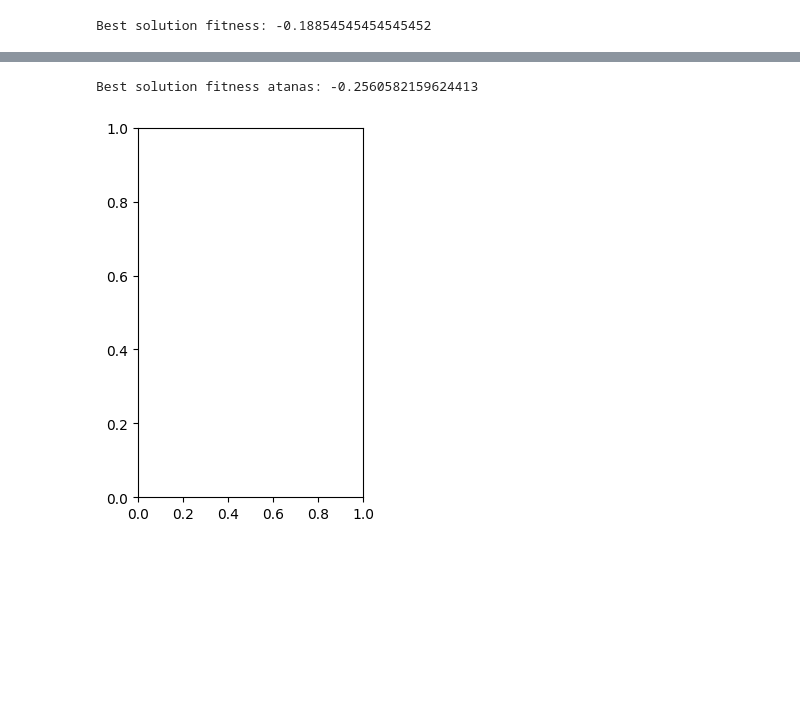
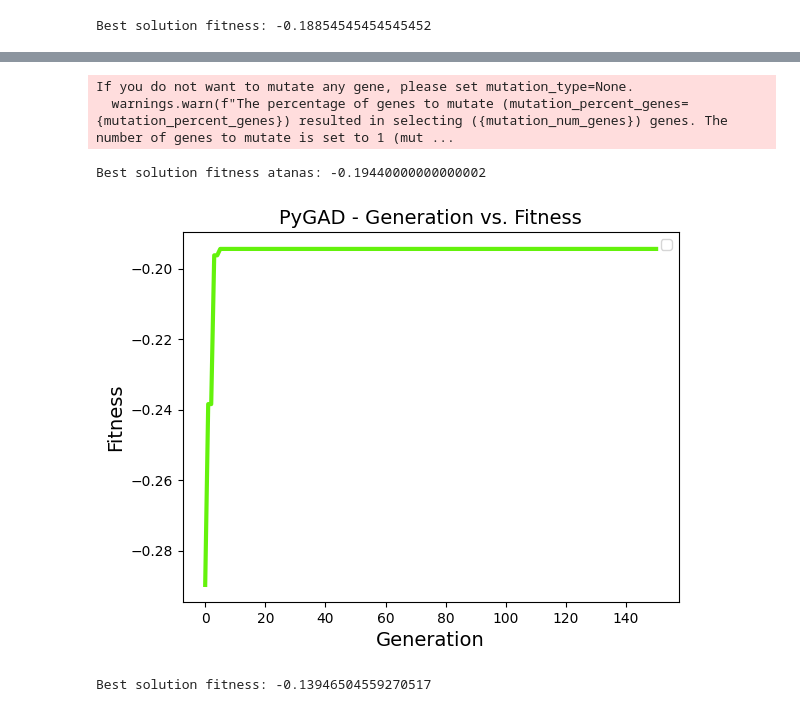
Before and after one commit to AtanasChestojanov/IS-seminar-1, a Jupyter notebook: seminar1.ipynb, the cells around one changed output, grey strips where cells are left out. Drawn from its saved outputs; the diff is of its cells as text; code cells hidden in the pictures; blank space fills up the shorter version.

```diff
--- a/seminar1.ipynb
+++ b/seminar1.ipynb
@@ -93,7 +94,7 @@ def generate_valid_solution(num_reviewers, num_papers, reviewer_capacity, min_re
 
     return matrix
 # %%
-def generate_randomized_assignments(preferences, capacity, min_reviews, max_reviews, friendships, authorship, baseline=None, similarity_threshold=0.8):
+def solution_randomized_general(preferences, capacity, min_reviews, max_reviews, friendships, authorship):
     num_reviewers, num_papers = preferences.shape
     assignment = np.zeros((num_reviewers, num_papers), dtype=int)
     reviews_per_paper = np.zeros(num_papers, dtype=int)
@@ -125,14 +126,5 @@ def generate_randomized_assignments(preferences, capacity, min_reviews, max_revi
                 if assigned_reviewers >= min_reviews:
                     break
 
-    # Ensure similarity to baseline if provided
-    if baseline is not None:
-        total_assignments = num_reviewers * num_papers
-        max_allowed_differences = total_assignments * (1 - similarity_threshold)
-        differences = np.sum(assignment != baseline)
-
-        if differences > max_allowed_differences:
-            return generate_randomized_assignments(preferences, capacity, min_reviews, max_reviews, friendships, authorship, baseline, similarity_threshold)
-
     return assignment
 # %%
@@ -636,9 +705,8 @@ def find_solution3(file_path, parent_selection_type,crossover_type, mutation_typ
 
 
     initial_population = [
-        # generate_valid_solution(num_reviewers, num_papers, capacity, min_reviews).flatten()
-        # generate_random_solution(num_reviewers, num_papers, capacity).flatten()
-        generate_randomized_assignments(preferences, capacity, min_reviews, max_reviews, friendships, authorship).flatten()
+
+        solution_randomized_general(preferences, capacity, min_reviews, max_reviews, friendships, authorship).flatten()
         for _ in range(num_solutions + 1)
     ]
 
@@ -669,7 +737,7 @@ def find_solution3(file_path, parent_selection_type,crossover_type, mutation_typ
 
         for child_index in range(num_children):
 
-            offspring[child_index] = mutation_type(offspring[child_index], friendships, authorship)
+            offspring[child_index] = mutation_type(offspring[child_index], friendships, authorship, ga_instance.mutation_percent_genes)
 
         return offspring
 
@@ -694,20 +762,16 @@ def find_solution3(file_path, parent_selection_type,crossover_type, mutation_typ
     # Run the genetic algorithm
     ga_instance.run()
 
-    print()
-    solution, solution_fitness, _ = ga_instance.best_solution()
-    print("Best solution fitness atanas:", solution_fitness)
+    solution, best_solution_fitness, _ = ga_instance.best_solution()
 
-    # Reshape the solution into the assignment matrix
     best_assignment = solution.reshape((num_reviewers, num_papers))
-    # print("Best Assignment Matrix:\n", best_assignment)
 
-
-
-    ga_instance.plot_fitness()
+    return best_assignment, best_solution_fitness, ga_instance
 # %%
-find_solution3("datasets/hard_dataset_1.json", "tournament", custom_crossover_columns, custom_mutation_authorship, 150, 40)
+find_solution3("datasets/easy_dataset_1.json", "tournament", custom_crossover_columns, custom_mutation_authorship, 150, 40)
 # find_solution1("datasets/hard_dataset_1.json", "tournament", "two_points", "random", 150)
 # %% [output]
-Best solution fitness atanas: -0.2560582159624413
+If you do not want to mutate any gene, please set mutation_type=None.
+  warnings.warn(f"The percentage of genes to mutate (mutation_percent_genes={mutation_percent_genes}) resulted in selecting ({mutation_num_genes}) genes. The number of genes to mutate is set to 1 (mut ...
+Best solution fitness atanas: -0.19440000000000002
-[figure, old version]
+[figure, new version]
@@ -713,0 +848,19 @@ Best solution fitness atanas: -0.2560582159624413
+# %%
+best_assignment, best_solution_fitness, ga_instance = find_solution_final(file_path = "datasets/medium_dataset_1.json", \
+                                                                        parent_selection_type = "tournament",\
+                                                                        crossover_type = custom_crossover_columns,\
+                                                                        mutation_type = custom_mutation_authorship, \
+                                                                        num_solutions = 150, \
+                                                                        num_parents_mating = 50, \
+                                                                        num_generations = 100, \
+                                                                        initial_solution = solution_randomized_general, \
+                                                                        mutation_percent_genes = 2, \
+                                                                        elitism = 10)
+
+
+# print("Best Assignment Matrix:\n", best_assignment)
+print("Best solution fitness:", best_solution_fitness)
+
+# ga_instance.plot_fitness()
+# %% [output]
+Best solution fitness: -0.13946504559270517
```
Also changed, not shown: parts of 10 cells of this notebook, 2 other files.
